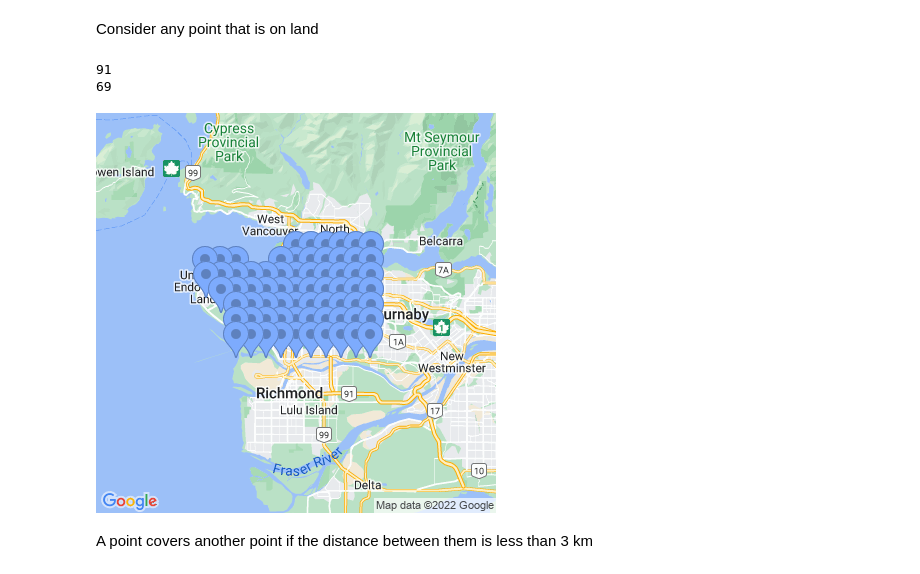
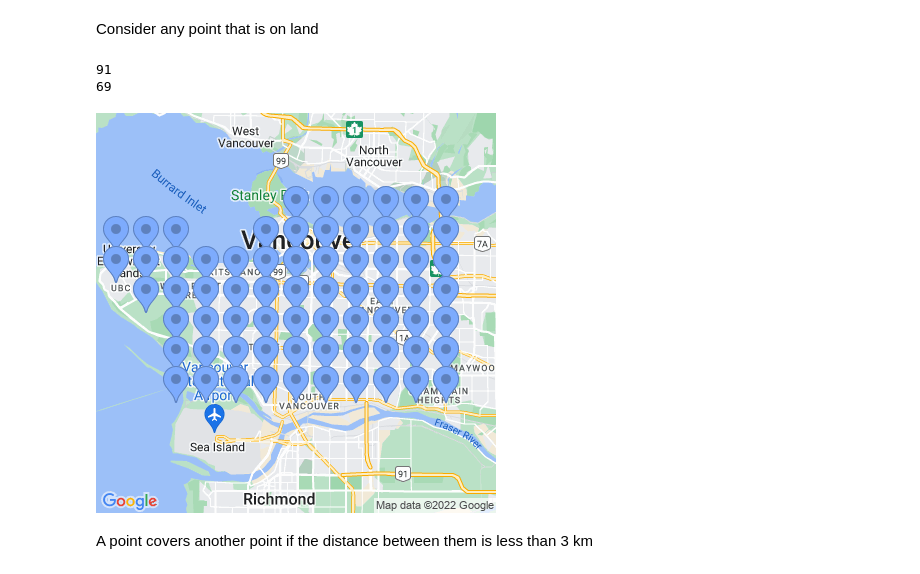
Before and after one commit to rctcwyvrn/math441-project, a Jupyter notebook: straight_line_model.ipynb, the cells around one changed output. Drawn from its saved outputs; the diff is of its cells as text; code cells hidden in the pictures.

```diff
--- a/straight_line_model.ipynb
+++ b/straight_line_model.ipynb
@@ -15,14 +15,14 @@ Consider any point that is on land
 # %%
 test_problem_points = utils.equidistant_points()
 print(len(test_problem_points))
 # display(utils.get_map(test_problem_center, markers=[("blue", test_problem_points)], zoom=10))
 test_problem_points = list(filter(lambda p: globe.is_land(p[0], p[1]), test_problem_points))
 print(len(test_problem_points))
-display(utils.get_map(utils.vancouver_center, markers=[("blue", test_problem_points)], zoom=10))
+display(utils.get_map(utils.vancouver_center, markers=[("blue", test_problem_points)]))
 # %% [output]
 91
 69
-[figure, old version]
+[figure, new version]
 # %% [markdown]
 A point covers another point if the distance between them is less than 3 km
 # %%
```
Also changed, not shown: parts of 3 cells of this notebook, 3 other files.
